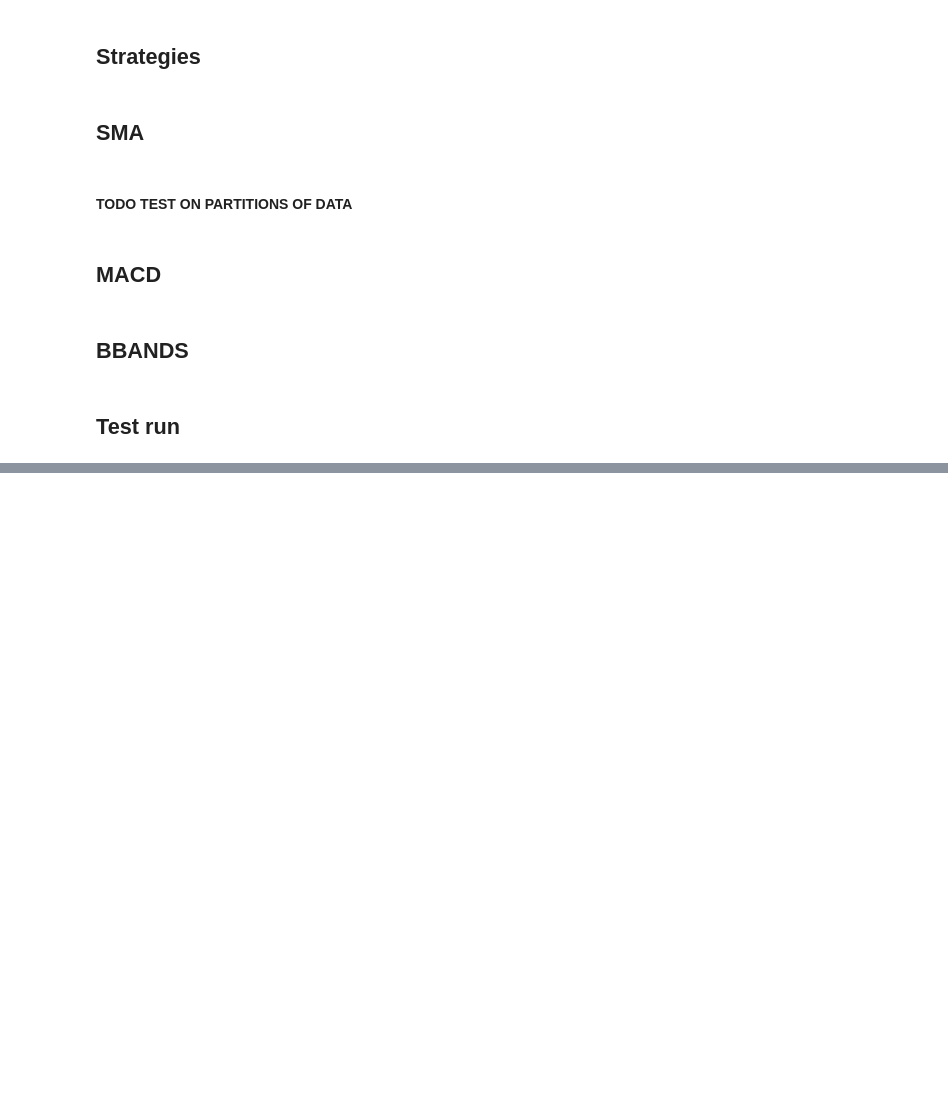
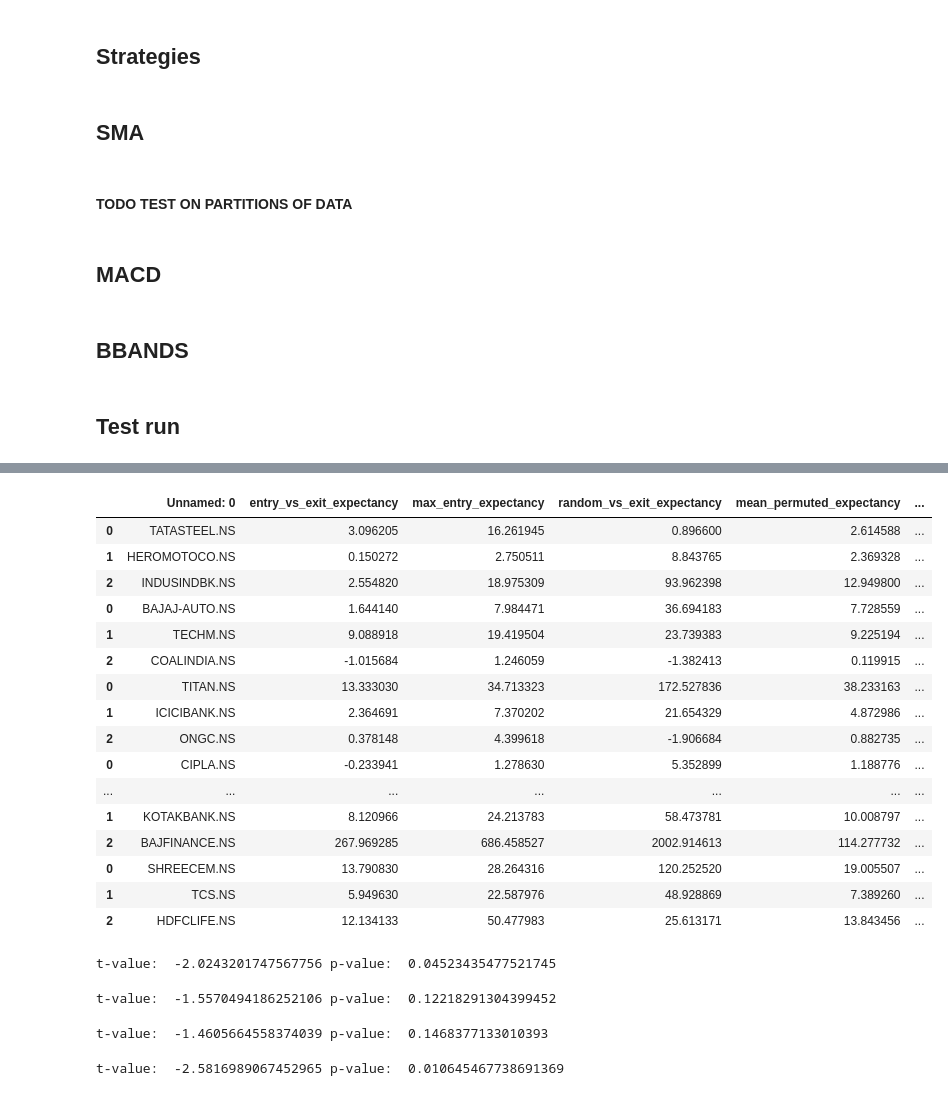
Before and after one commit to tthwmk/Code, a Jupyter notebook: capstone.ipynb, the cells around one changed output, grey strips where cells are left out. Saved outputs shown, nothing was run; the diff lists cells and outputs as text; code cells hidden in the pictures; blank space fills up the shorter version.

```diff
--- a/capstone.ipynb
+++ b/capstone.ipynb
@@ -436,0 +531,8 @@ backtesting on LT.NS
+# %%
+import glob
+sma_output = []
+for file in glob.glob('SMA_*'):
+  sma_output.append(pd.read_csv(file))
+
+sma_output = pd.concat(sma_output)
+sma_output.to_csv(f"SMA.csv")
@@ -436,0 +563,20 @@ backtesting on LT.NS
+# %%
+sma_output
+# %% [output]
+|  | Unnamed: 0 | entry_vs_exit_expectancy | max_entry_expectancy | random_vs_exit_expectancy | mean_permuted_expectancy | ... |
+| 0 | TATASTEEL.NS | 3.096205 | 16.261945 | 0.896600 | 2.614588 | ... |
+| 1 | HEROMOTOCO.NS | 0.150272 | 2.750511 | 8.843765 | 2.369328 | ... |
+| 2 | INDUSINDBK.NS | 2.554820 | 18.975309 | 93.962398 | 12.949800 | ... |
+| 0 | BAJAJ-AUTO.NS | 1.644140 | 7.984471 | 36.694183 | 7.728559 | ... |
+| 1 | TECHM.NS | 9.088918 | 19.419504 | 23.739383 | 9.225194 | ... |
+| 2 | COALINDIA.NS | -1.015684 | 1.246059 | -1.382413 | 0.119915 | ... |
+| 0 | TITAN.NS | 13.333030 | 34.713323 | 172.527836 | 38.233163 | ... |
+| 1 | ICICIBANK.NS | 2.364691 | 7.370202 | 21.654329 | 4.872986 | ... |
+| 2 | ONGC.NS | 0.378148 | 4.399618 | -1.906684 | 0.882735 | ... |
+| 0 | CIPLA.NS | -0.233941 | 1.278630 | 5.352899 | 1.188776 | ... |
+| ... | ... | ... | ... | ... | ... | ... |
+| 1 | KOTAKBANK.NS | 8.120966 | 24.213783 | 58.473781 | 10.008797 | ... |
+| 2 | BAJFINANCE.NS | 267.969285 | 686.458527 | 2002.914613 | 114.277732 | ... |
+| 0 | SHREECEM.NS | 13.790830 | 28.264316 | 120.252520 | 19.005507 | ... |
+| 1 | TCS.NS | 5.949630 | 22.587976 | 48.928869 | 7.389260 | ... |
+| 2 | HDFCLIFE.NS | 12.134133 | 50.477983 | 25.613171 | 13.843456 | ... |
@@ -436,0 +590,32 @@ backtesting on LT.NS
+# %%
+# SMA entry vs random 50 days
+n = 50
+test = f"entry_vs_{n}D_expectancy"
+control = f"random_vs_{n}D_expectancy"
+ab_test(sma_output[control],sma_output[test])
+# %% [output]
+t-value:  -2.0243201747567756 p-value:  0.04523435477521745
+# %%
+# SMA entry vs random 100 days
+n = 100
+test = f"entry_vs_{n}D_expectancy"
+control = f"random_vs_{n}D_expectancy"
+ab_test(sma_output[control],sma_output[test])
+# %% [output]
+t-value:  -1.5570494186252106 p-value:  0.12218291304399452
+# %%
+# SMA entry vs random 200 days
+n = 200
+test = f"entry_vs_{n}D_expectancy"
+control = f"random_vs_{n}D_expectancy"
+ab_test(sma_output[control],sma_output[test])
+# %% [output]
+t-value:  -1.4605664558374039 p-value:  0.1468377133010393
+# %%
+# BBands entry vs random 50 days
+n = 50
+test = f"entry_vs_{n}D_expectancy"
+control = f"random_vs_{n}D_expectancy"
+ab_test(bb_output[control],bb_output[test])
+# %% [output]
+t-value:  -2.5816989067452965 p-value:  0.010645467738691369
```
Also changed, not shown: parts of 112 cells of this notebook.
